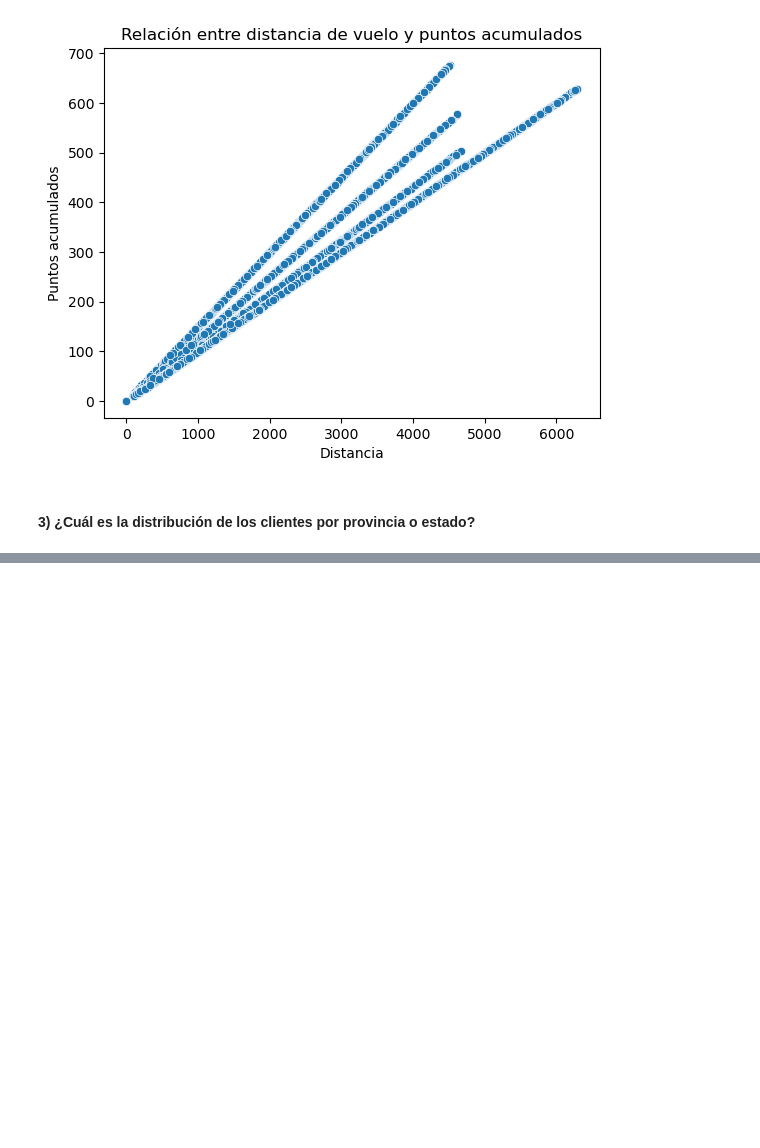
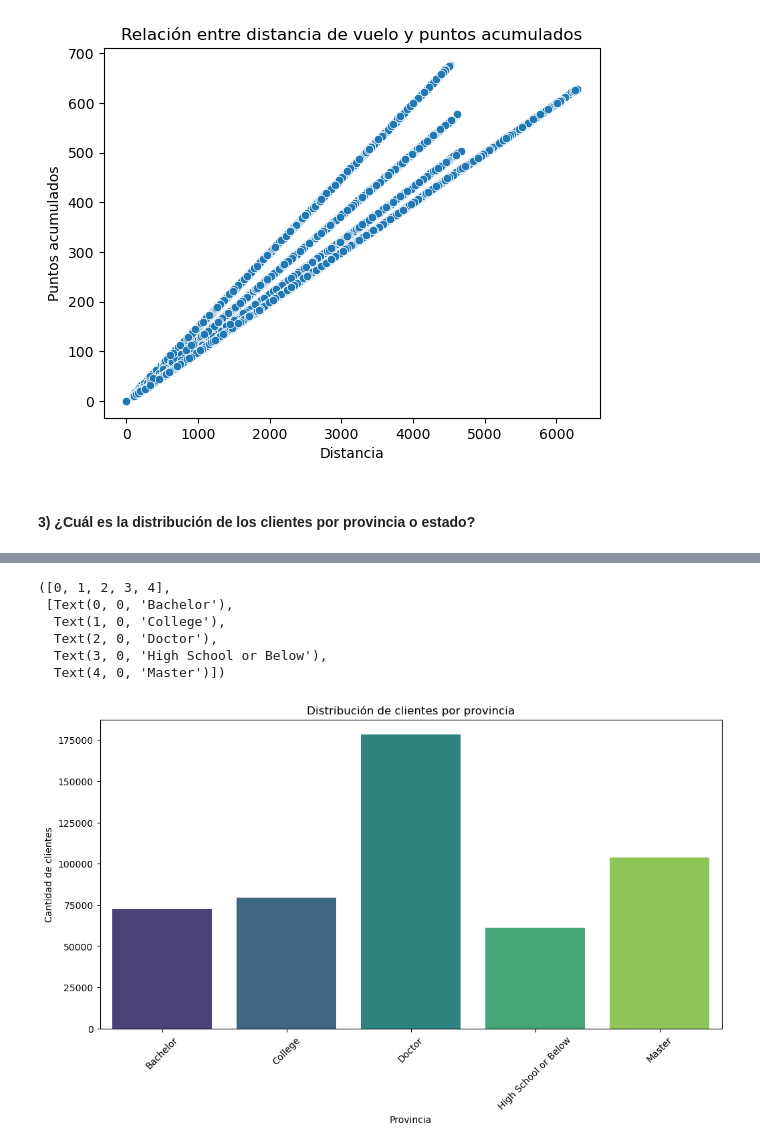
Before and after one commit to ArianaPapantonio/Module_3_Evaluation, a Jupyter notebook: evaluacion_final_mod_3.ipynb, the cells around one changed output, grey strips where cells are left out. Drawn from its saved outputs; the diff is of its cells as text; code cells hidden in the pictures; blank space fills up the shorter version.

```diff
--- a/evaluacion_final_mod_3.ipynb
+++ b/evaluacion_final_mod_3.ipynb
@@ -823,0 +892,3 @@ Text(0, 0.5, 'Puntos acumulados')
+# %%
+df_salario_educación = df_merged.groupby('education')['salary'].mean().reset_index()
+df_salario_educación
@@ -823,0 +902,15 @@ Text(0, 0.5, 'Puntos acumulados')
+# %%
+plt.figure(figsize=(12,6))
+sns.barplot(x='education', y='salary', data=df_salario_educación, palette='viridis')
+plt.title('Distribución de clientes por provincia')
+plt.xlabel('Provincia')
+plt.ylabel('Cantidad de clientes')
+plt.xticks(rotation=45)
+# %% [output]
+([0, 1, 2, 3, 4],
+ [Text(0, 0, 'Bachelor'),
+  Text(1, 0, 'College'),
+  Text(2, 0, 'Doctor'),
+  Text(3, 0, 'High School or Below'),
+  Text(4, 0, 'Master')])
+[figure, added]
```
Also changed, not shown: parts of 17 cells of this notebook.
